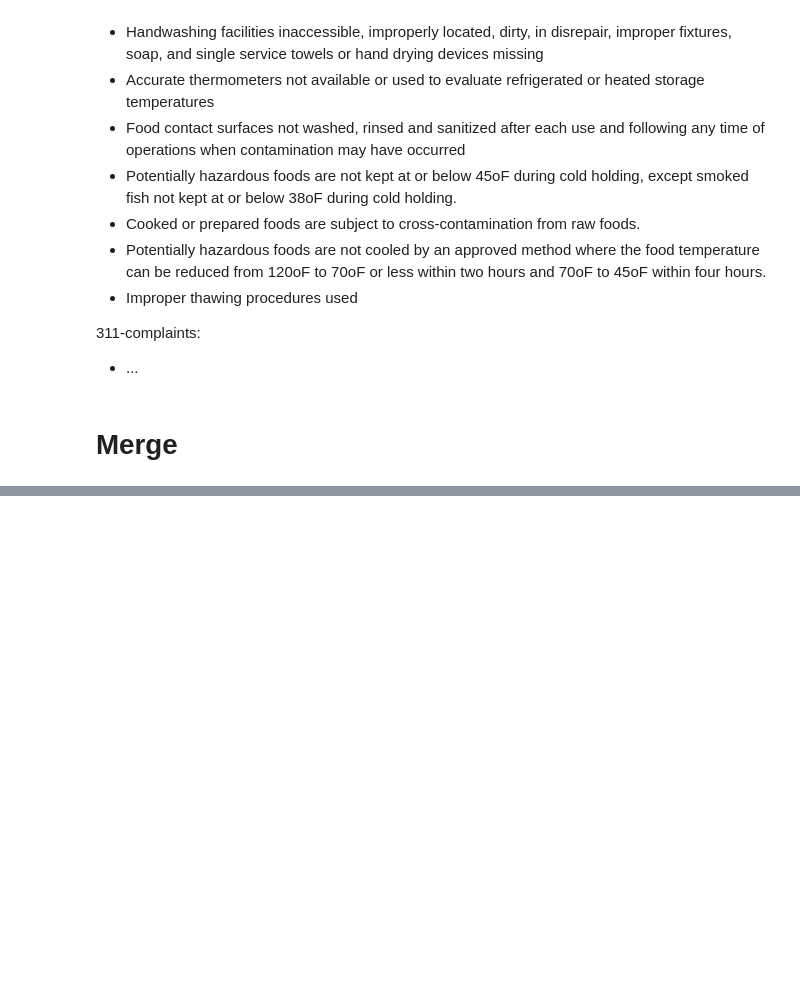
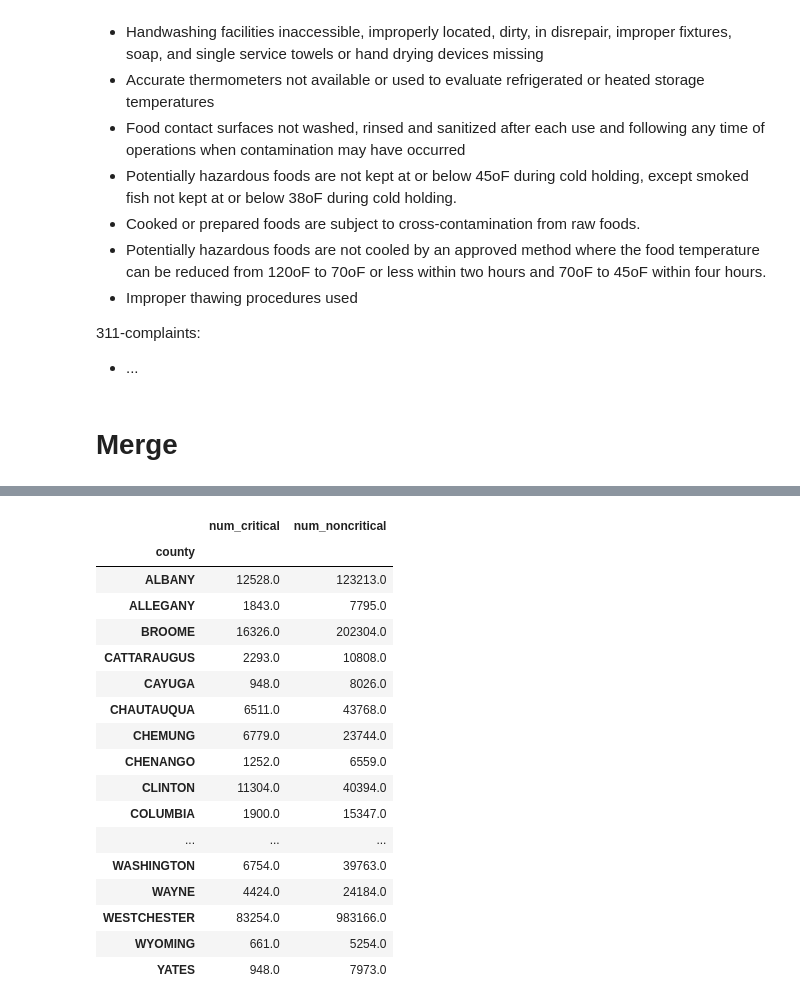
Before and after one commit to NicolasFerland/Citadel, a Jupyter notebook: Nicolas.ipynb, the cells around one changed output, grey strips where cells are left out. Cells and saved outputs as stored; diff of their text form; code cells hidden in the pictures; blank space fills up the shorter version.

```diff
--- a/Nicolas.ipynb
+++ b/Nicolas.ipynb
@@ -452,0 +456,22 @@ pd.pivot_table(community_health, )
+# %%
+food_establishment_inspections_county = food_establishment_inspections.groupby('county')['num_critical','num_noncritical'].sum()
+food_establishment_inspections_county
+# %% [output]
+|  | num_critical | num_noncritical |
+| county |  |  |
+| ALBANY | 12528.0 | 123213.0 |
+| ALLEGANY | 1843.0 | 7795.0 |
+| BROOME | 16326.0 | 202304.0 |
+| CATTARAUGUS | 2293.0 | 10808.0 |
+| CAYUGA | 948.0 | 8026.0 |
+| CHAUTAUQUA | 6511.0 | 43768.0 |
+| CHEMUNG | 6779.0 | 23744.0 |
+| CHENANGO | 1252.0 | 6559.0 |
+| CLINTON | 11304.0 | 40394.0 |
+| COLUMBIA | 1900.0 | 15347.0 |
+| ... | ... | ... |
+| WASHINGTON | 6754.0 | 39763.0 |
+| WAYNE | 4424.0 | 24184.0 |
+| WESTCHESTER | 83254.0 | 983166.0 |
+| WYOMING | 661.0 | 5254.0 |
+| YATES | 948.0 | 7973.0 |
```
Also changed, not shown: parts of 7 cells of this notebook.
